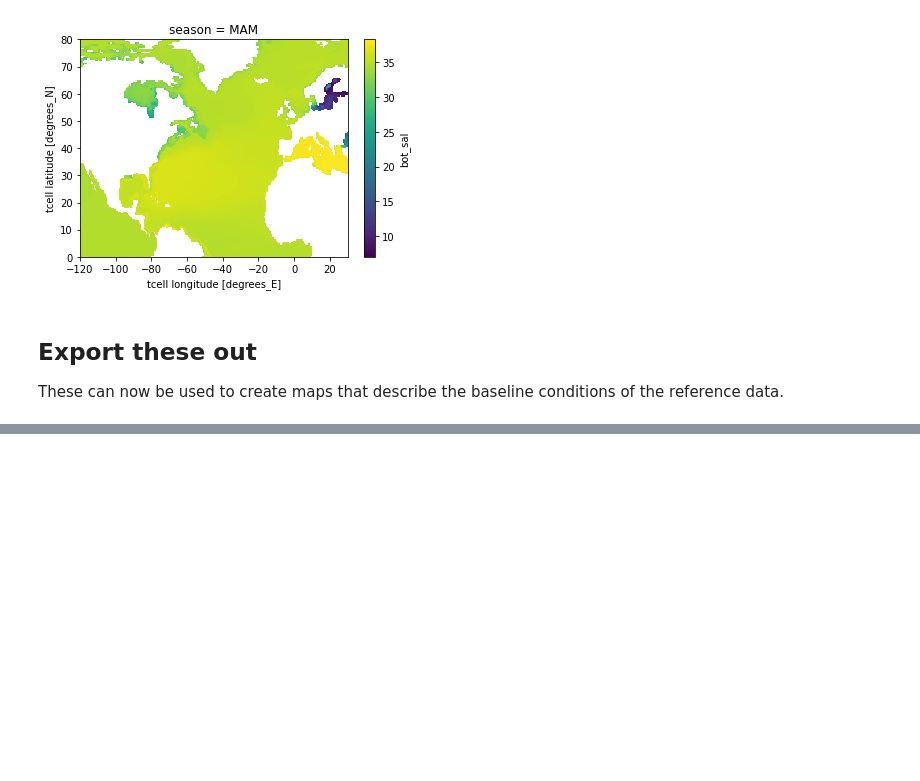
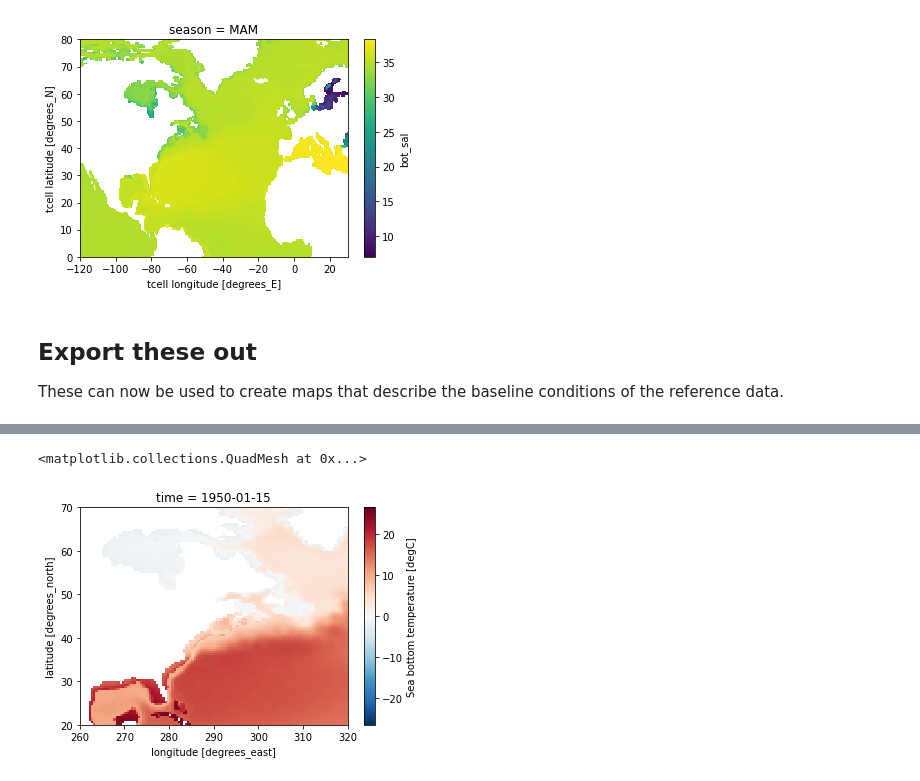
Before and after one commit to adamkemberling/sdm_workflow, a Jupyter notebook: CMIP6_processing/baseline_period_averaging.ipynb, the cells around one changed output, grey strips where cells are left out. Saved outputs shown, nothing was run; the diff lists cells and outputs as text; code cells hidden in the pictures; blank space fills up the shorter version.

```diff
--- a/CMIP6_processing/baseline_period_averaging.ipynb
+++ b/CMIP6_processing/baseline_period_averaging.ipynb
@@ -221,0 +277,5 @@ These can now be used to create maps that describe the baseline conditions of th
+# %%
+ssp5_btemp.isel(time = 0).bot_temp.plot()
+# %% [output]
+<matplotlib.collections.QuadMesh at 0x...>
+[figure, added]
```
Also changed, not shown: parts of 11 cells of this notebook, 7 other files.
